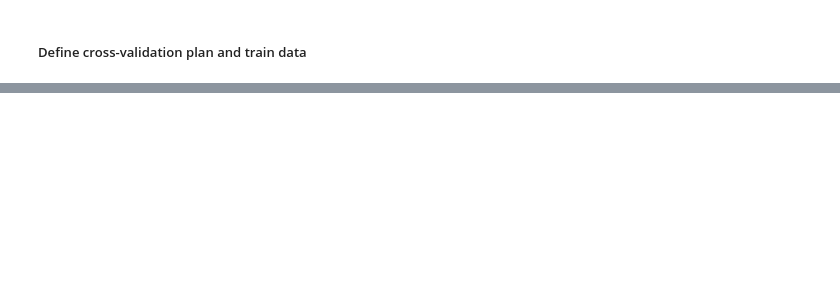
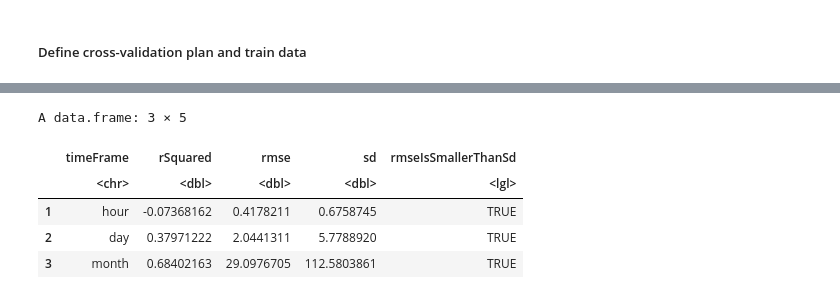
Before and after one commit to philippebarrette4/INF1430, a Jupyter notebook: scripts/Models/TN3/electricity_model.ipynb, the cells around one changed output, grey strips where cells are left out. Drawn from its saved outputs; the diff is of its cells as text; code cells hidden in the pictures; blank space fills up the shorter version.

```diff
--- a/scripts/Models/TN3/electricity_model.ipynb
+++ b/scripts/Models/TN3/electricity_model.ipynb
@@ -285,0 +283,38 @@ ERROR: Error:
+# %%
+#=======================================
+# MODEL BASED ON ALL DATA
+#=======================================
+# Create matrix containing all metrics needed for model performance evaluation
+ModelsPerformanceMatrixAllData <- data.frame(
+    timeFrame = c("hour", "day", "month"),
+    rSquared = c(
+        mdl_random_forest_hour$r.squared,
+        mdl_random_forest_day$r.squared,
+        mdl_random_forest_month$r.squared
+    ),
+    rmse = c(
+        rmse_func(WEHourDF,     "consumption", "pred"),
+        rmse_func(WEDayDF,      "consumption", "pred"),
+        rmse_func(WEMonthDF,    "consumption", "pred")
+    ),
+    sd = c(
+        sd(WEHourDF$consumption),
+        sd(WEDayDF$consumption),
+        sd(WEMonthDF$consumption)
+    ),
+    # If RMSE smaller than SD: Model tends to estimate consumption better than simply taking the average of the data itself
+    rmseIsSmallerThanSd  = c(
+        rmse_func(WEHourDF,     "consumption", "pred") < sd(WEHourDF$consumption),
+        rmse_func(WEDayDF,      "consumption", "pred") < sd(WEDayDF$consumption),
+        rmse_func(WEMonthDF,    "consumption", "pred") < sd(WEMonthDF$consumption)
+    )
+)
+# Display performance results
+head(ModelsPerformanceMatrixAllData)
+# %% [output]
+A data.frame: 3 × 5
+|  | timeFrame | rSquared | rmse | sd | rmseIsSmallerThanSd |
+|  | <chr> | <dbl> | <dbl> | <dbl> | <lgl> |
+| 1 | hour | -0.07368162 | 0.4178211 | 0.6758745 | TRUE |
+| 2 | day | 0.37971222 | 2.0441311 | 5.7788920 | TRUE |
+| 3 | month | 0.68402163 | 29.0976705 | 112.5803861 | TRUE |
```
Also changed, not shown: parts of 8 cells of this notebook, 3 other files.
